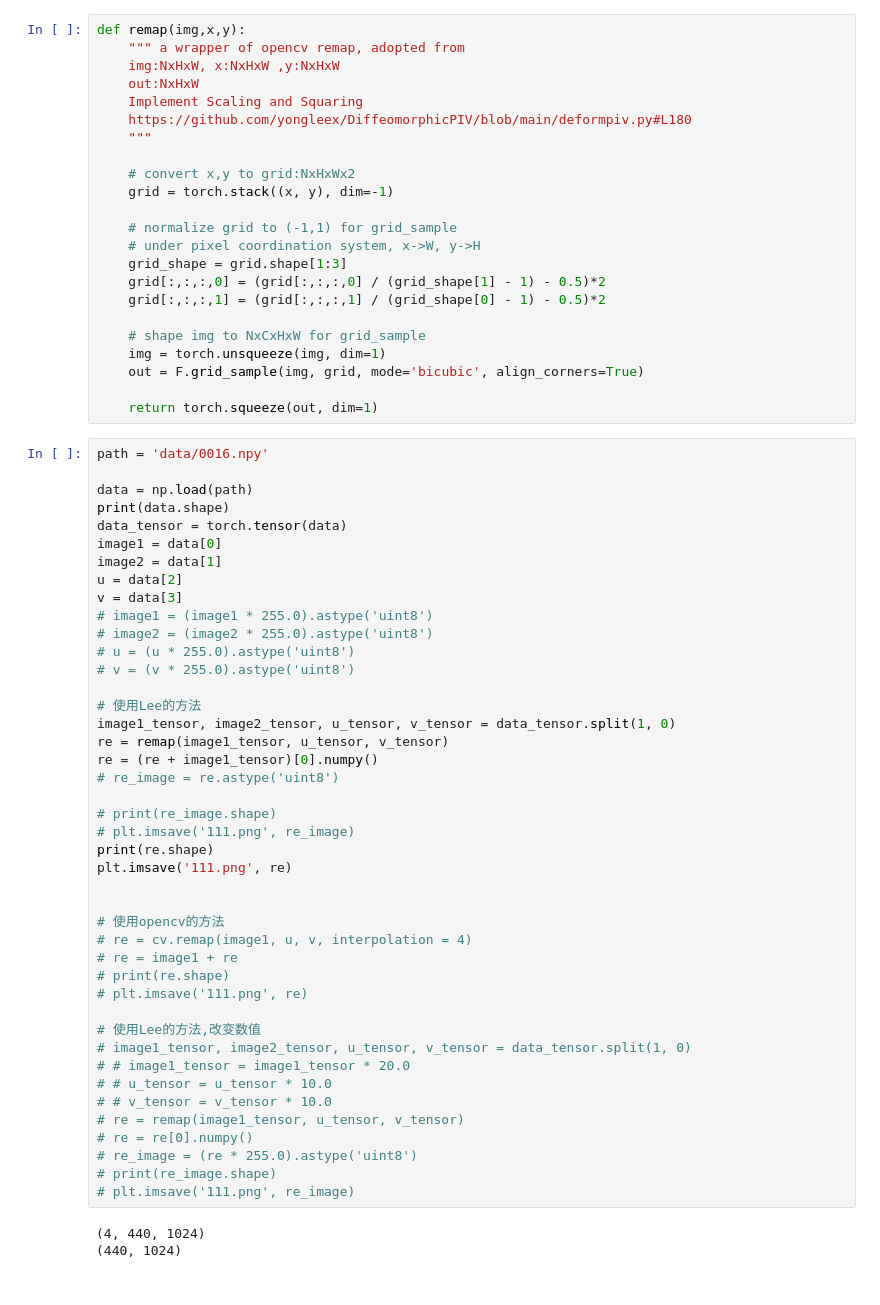
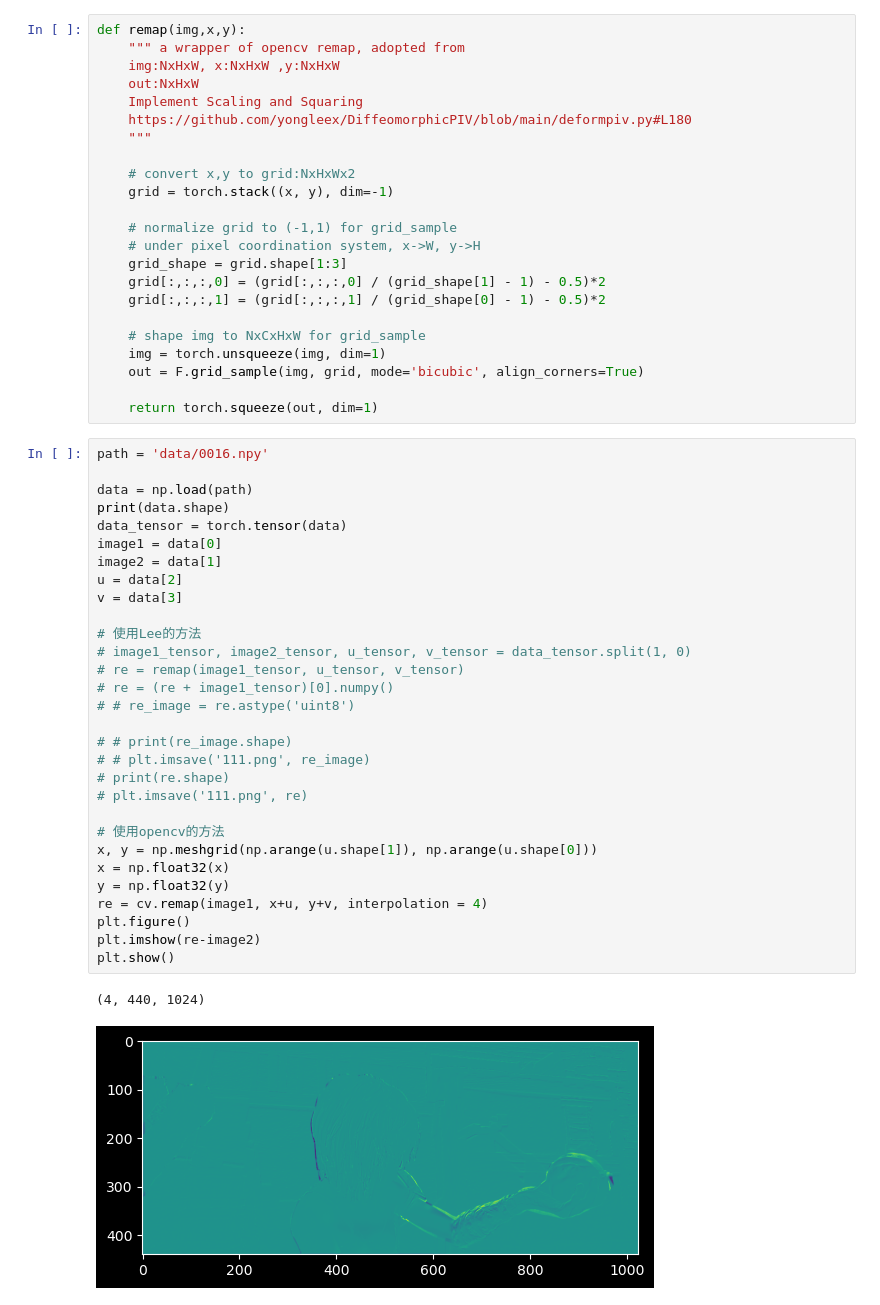
Before and after one commit to HardingPan/UR, a Jupyter notebook: remap.ipynb, the cells around one changed output. Drawn from its saved outputs; the diff is of its cells as text.

Commit message:
successful remap

```diff
--- a/remap.ipynb
+++ b/remap.ipynb
@@ -30,46 +30,33 @@ def remap(img,x,y):
 # %%
 path = 'data/0016.npy'
 
 data = np.load(path)
 print(data.shape)
 data_tensor = torch.tensor(data)
 image1 = data[0]
 image2 = data[1]
 u = data[2]
 v = data[3]
-# image1 = (image1 * 255.0).astype('uint8')
-# image2 = (image2 * 255.0).astype('uint8')
-# u = (u * 255.0).astype('uint8')
-# v = (v * 255.0).astype('uint8')
 
 # 使用Lee的方法
-image1_tensor, image2_tensor, u_tensor, v_tensor = data_tensor.split(1, 0)
-re = remap(image1_tensor, u_tensor, v_tensor)
-re = (re + image1_tensor)[0].numpy()
-# re_image = re.astype('uint8')
+# image1_tensor, image2_tensor, u_tensor, v_tensor = data_tensor.split(1, 0)
+# re = remap(image1_tensor, u_tensor, v_tensor)
+# re = (re + image1_tensor)[0].numpy()
+# # re_image = re.astype('uint8')
 
-# print(re_image.shape)
-# plt.imsave('111.png', re_image)
-print(re.shape)
-plt.imsave('111.png', re)
-
-
-# 使用opencv的方法
-# re = cv.remap(image1, u, v, interpolation = 4)
-# re = image1 + re
+# # print(re_image.shape)
+# # plt.imsave('111.png', re_image)
 # print(re.shape)
 # plt.imsave('111.png', re)
 
-# 使用Lee的方法,改变数值
-# image1_tensor, image2_tensor, u_tensor, v_tensor = data_tensor.split(1, 0)
-# # image1_tensor = image1_tensor * 20.0
-# # u_tensor = u_tensor * 10.0
-# # v_tensor = v_tensor * 10.0
-# re = remap(image1_tensor, u_tensor, v_tensor)
-# re = re[0].numpy()
-# re_image = (re * 255.0).astype('uint8')
-# print(re_image.shape)
-# plt.imsave('111.png', re_image)
+# 使用opencv的方法
+x, y = np.meshgrid(np.arange(u.shape[1]), np.arange(u.shape[0]))
+x = np.float32(x)
+y = np.float32(y)
+re = cv.remap(image1, x+u, y+v, interpolation = 4)
+plt.figure()
+plt.imshow(re-image2)
+plt.show()
 # %% [output]
 (4, 440, 1024)
-(440, 1024)
+[figure, added]
```
Also changed, not shown: 5 other files.
